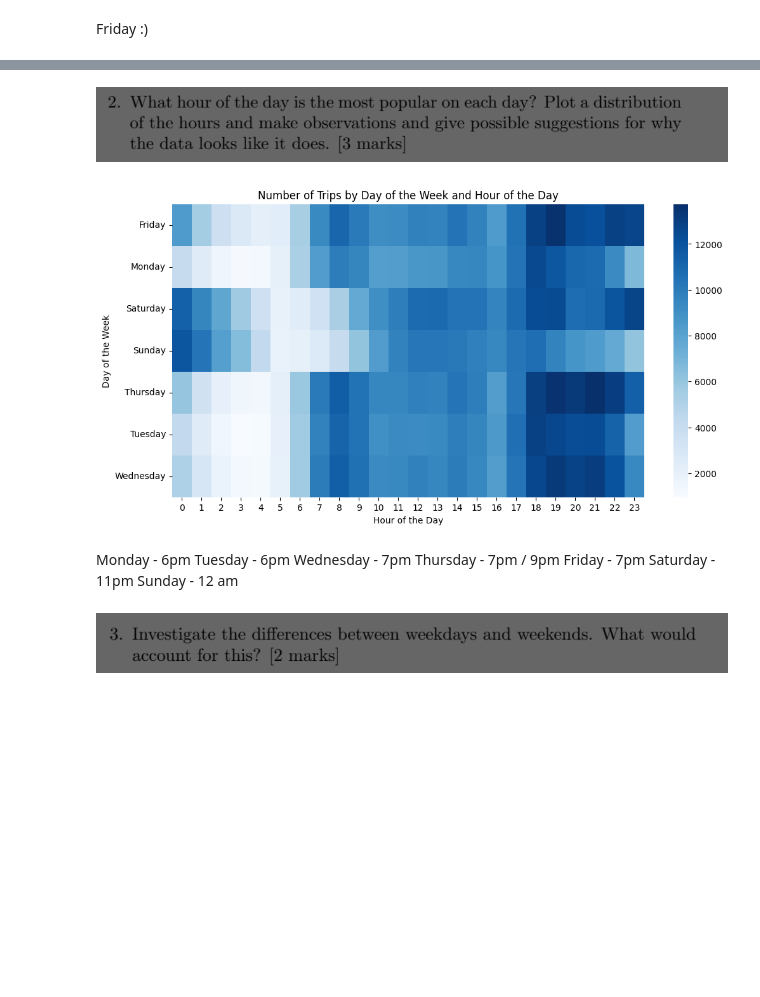
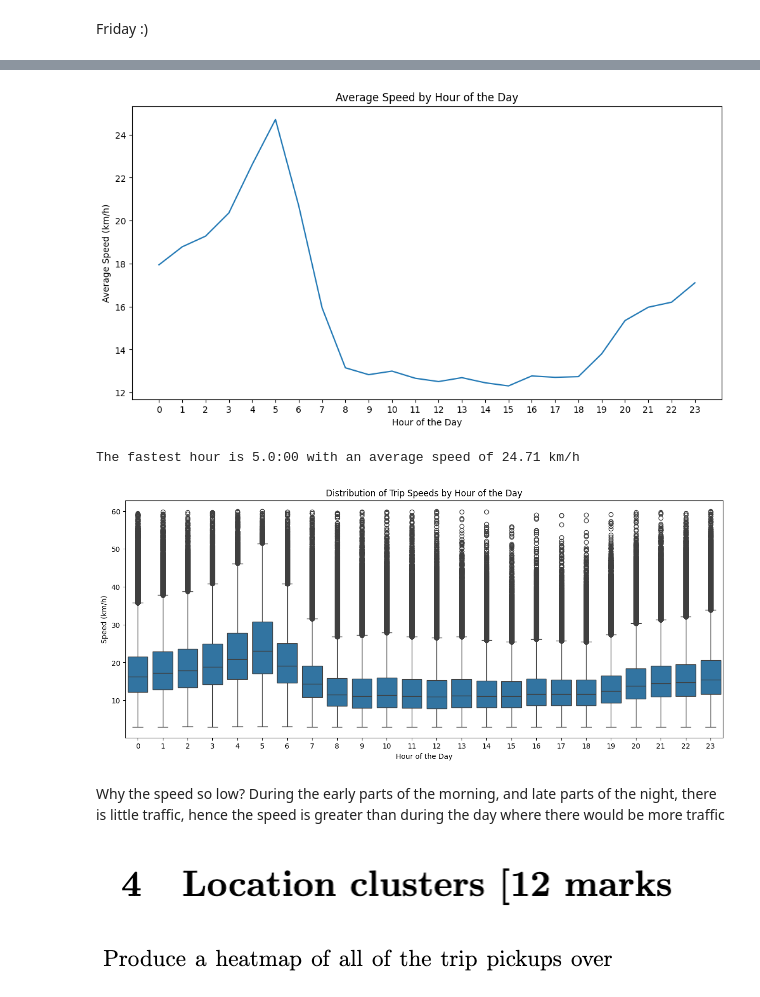
Before and after one commit to Daggy2002/DVE-Assignments, a Jupyter notebook: Assignment2/main.ipynb, the cells around one changed output, grey strips where cells are left out. Saved outputs shown, nothing was run; the diff lists cells and outputs as text; code cells hidden in the pictures; blank space fills up the shorter version.

```diff
--- a/Assignment2/main.ipynb
+++ b/Assignment2/main.ipynb
@@ -336,27 +418,36 @@ Friday :)
+# %%
+# Calculate average speed by hour
+hourly_speed = df.groupby('pickup_hour')['avg_speed'].mean().reset_index()
+
+# Plot average speed by hour
+plt.figure(figsize=(12, 6))
+sns.lineplot(x='pickup_hour', y='avg_speed', data=hourly_speed)
+plt.title('Average Speed by Hour of the Day')
+plt.xlabel('Hour of the Day')
+plt.ylabel('Average Speed (km/h)')
+plt.xticks(range(0, 24))
+plt.show()
+
+# Find the hour with the highest average speed
+fastest_hour = hourly_speed.loc[hourly_speed['avg_speed'].idxmax()]
+print(f"The fastest hour is {fastest_hour['pickup_hour']}:00 with an average speed of {fastest_hour['avg_speed']:.2f} km/h")
+
+# Create a box plot to show the distribution of speeds by hour
+plt.figure(figsize=(15, 6))
+sns.boxplot(x='pickup_hour', y='avg_speed', data=df)
+plt.title('Distribution of Trip Speeds by Hour of the Day')
+plt.xlabel('Hour of the Day')
+plt.ylabel('Speed (km/h)')
+plt.xticks(range(0, 24))
+plt.show()
+# %% [output]
+[figure, added]
+The fastest hour is 5.0:00 with an average speed of 24.71 km/h
+[figure, added]
+# %% [markdown]
+Why the speed so low?
+During the early parts of the morning, and late parts of the night, there is little traffic, hence the speed is greater than during the day where there would be more traffic
 # %% [markdown]
-![image.png](attachment:image.png-old)
+![image.png](attachment:image.png-new)
-# %%
-# What hour of the day is the most popular on each day? Plot a distribution of the hours and make observations and give possible suggestions for why the data looks like it does.
-
-# Count the number of trips for each day of the week and hour of the day
-day_hour_counts = df.groupby(['pickup_day', 'pickup_hour']).size().unstack()
-
-# Plot the number of trips for each day of the week and hour of the day
-plt.figure(figsize=(12, 6))
-sns.heatmap(day_hour_counts, cmap='Blues')
-plt.xlabel('Hour of the Day')
-plt.ylabel('Day of the Week')
-plt.title('Number of Trips by Day of the Week and Hour of the Day')
-plt.show()
-# %% [output]
-[figure, removed]
-# %% [markdown]
-Monday - 6pm
-Tuesday - 6pm
-Wednesday - 7pm
-Thursday - 7pm / 9pm
-Friday - 7pm
-Saturday - 11pm
-Sunday - 12 am
 # %% [markdown]
-![image.png](attachment:image.png-old)
+![image.png](attachment:image.png-new)
```
Also changed, not shown: parts of 26 cells of this notebook.
